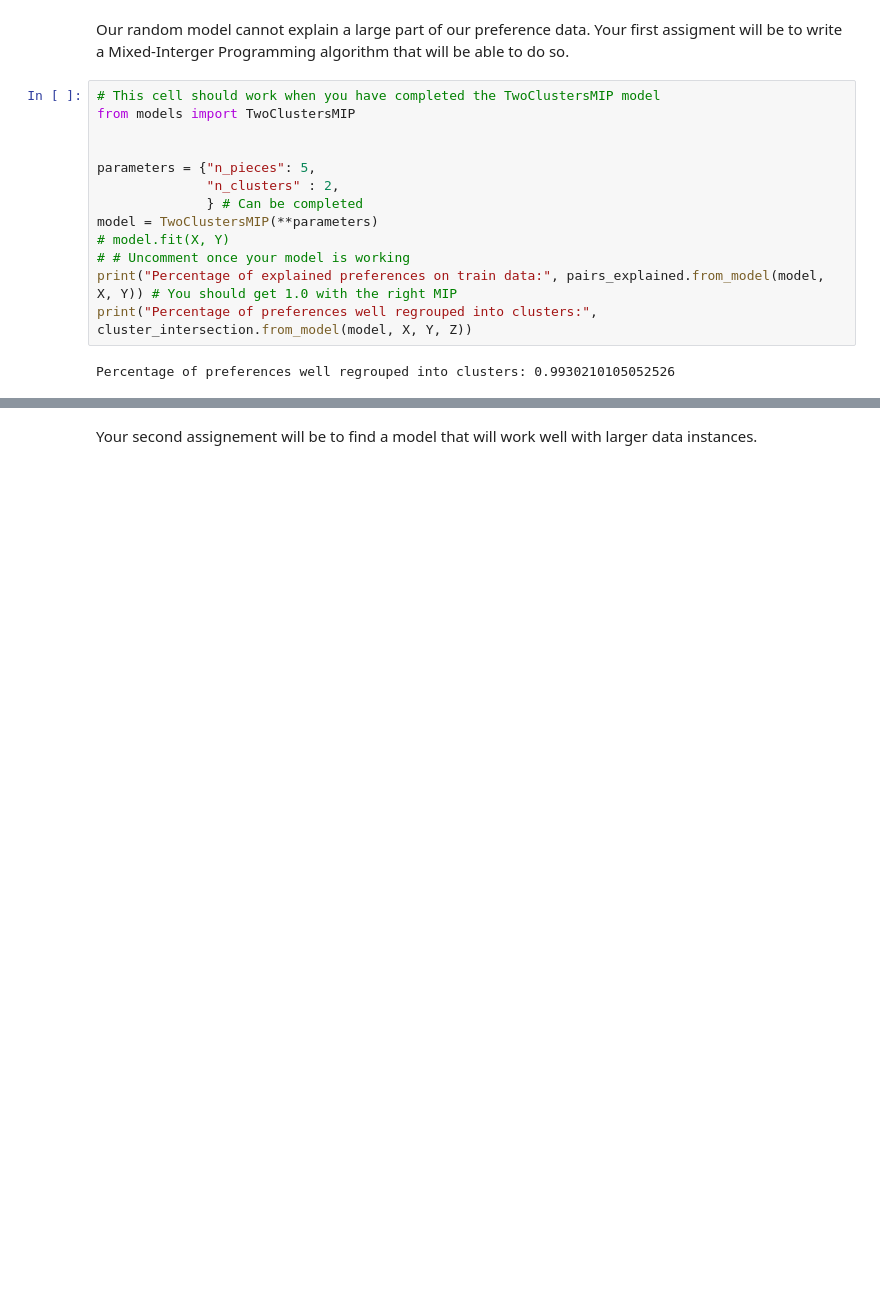
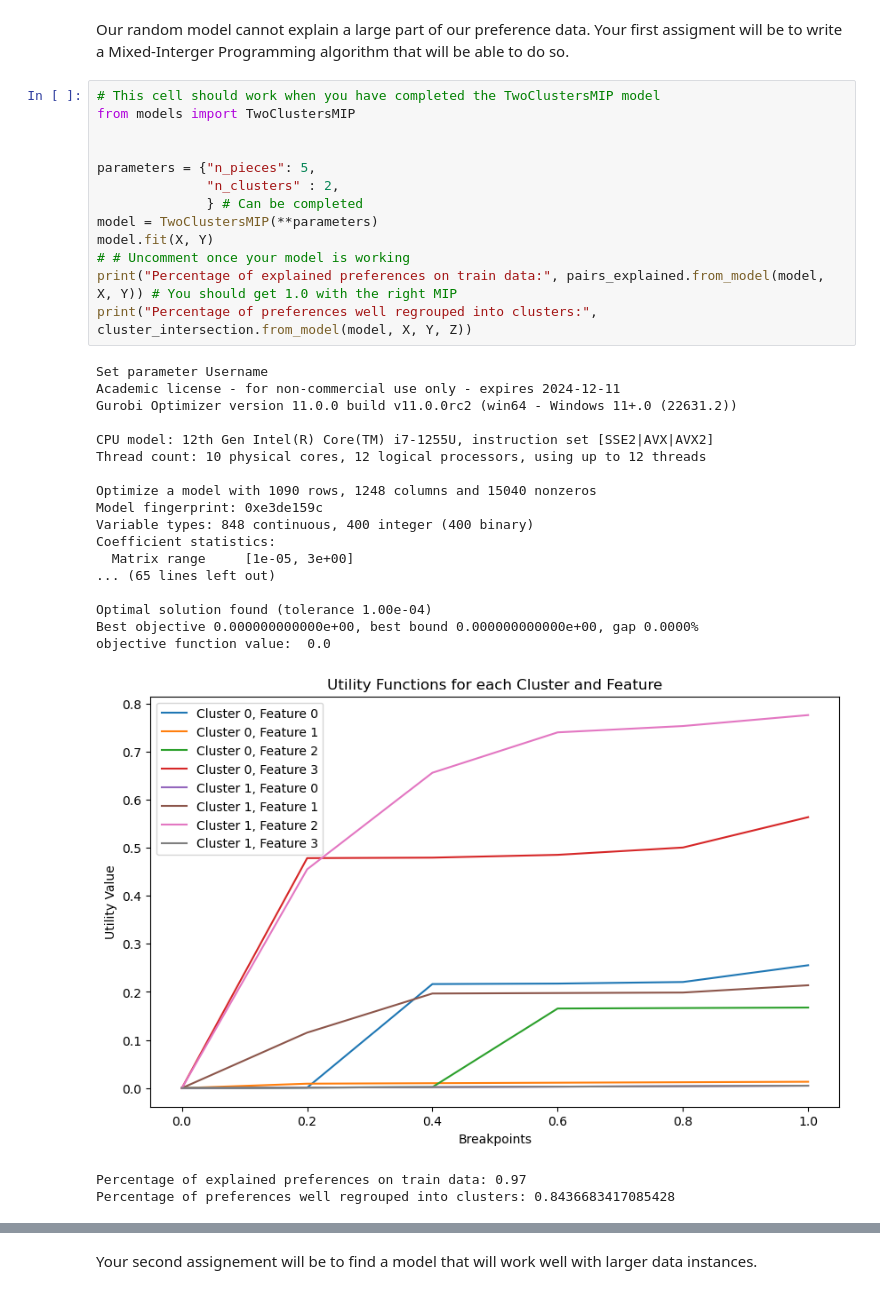
Before and after one commit to MatteoGentili/Artefact2023-2024, a Jupyter notebook: notebooks/example.ipynb, the cells around one changed output, grey strips where cells are left out. Cells and saved outputs as stored; diff of their text form; blank space fills up the shorter version.

```diff
--- a/notebooks/example.ipynb
+++ b/notebooks/example.ipynb
@@ -132,18 +135,37 @@ Our random model cannot explain a large part of our preference data. Your first
 # %%
 # This cell should work when you have completed the TwoClustersMIP model
 from models import TwoClustersMIP
 
 
 parameters = {"n_pieces": 5,
               "n_clusters" : 2,
               } # Can be completed
 model = TwoClustersMIP(**parameters)
-# model.fit(X, Y)
+model.fit(X, Y)
 # # Uncomment once your model is working
 print("Percentage of explained preferences on train data:", pairs_explained.from_model(model, X, Y)) # You should get 1.0 with the right MIP
 print("Percentage of preferences well regrouped into clusters:", cluster_intersection.from_model(model, X, Y, Z))
 # %% [output]
-Percentage of preferences well regrouped into clusters: 0.9930210105052526
+Set parameter Username
+Academic license - for non-commercial use only - expires 2024-12-11
+Gurobi Optimizer version 11.0.0 build v11.0.0rc2 (win64 - Windows 11+.0 (22631.2))
+
+CPU model: 12th Gen Intel(R) Core(TM) i7-1255U, instruction set [SSE2|AVX|AVX2]
+Thread count: 10 physical cores, 12 logical processors, using up to 12 threads
+
+Optimize a model with 1090 rows, 1248 columns and 15040 nonzeros
+Model fingerprint: 0xe3de159c
+Variable types: 848 continuous, 400 integer (400 binary)
+Coefficient statistics:
+  Matrix range     [1e-05, 3e+00]
+... (65 lines left out)
+
+Optimal solution found (tolerance 1.00e-04)
+Best objective 0.000000000000e+00, best bound 0.000000000000e+00, gap 0.0000%
+objective function value:  0.0
+[figure, added]
+Percentage of explained preferences on train data: 0.97
+Percentage of preferences well regrouped into clusters: 0.8436683417085428
 # %%
 # As an example here are the results obtained with:
  # Uncomment the code to check your results
```
Also changed, not shown: parts of 7 cells of this notebook, 1 other file.
